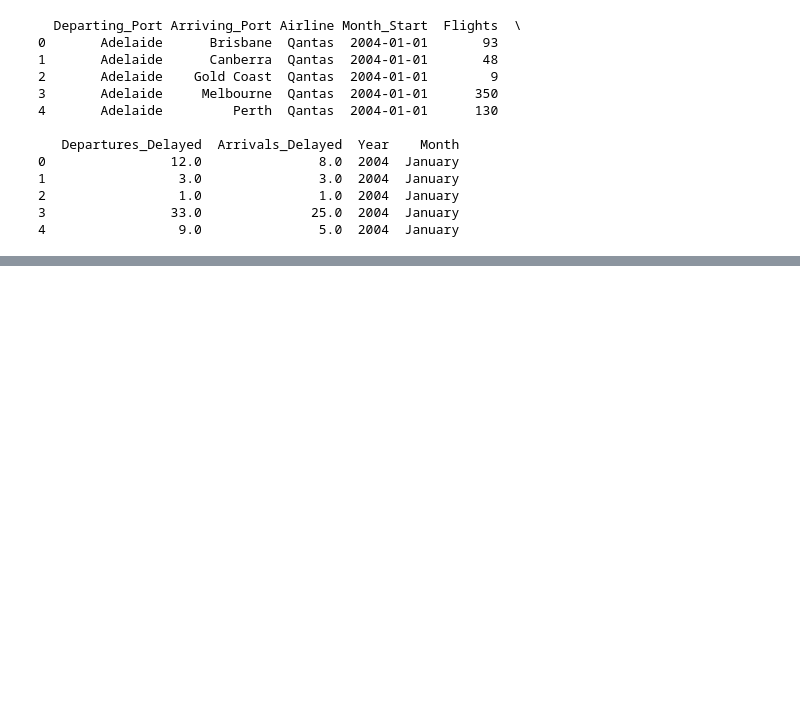
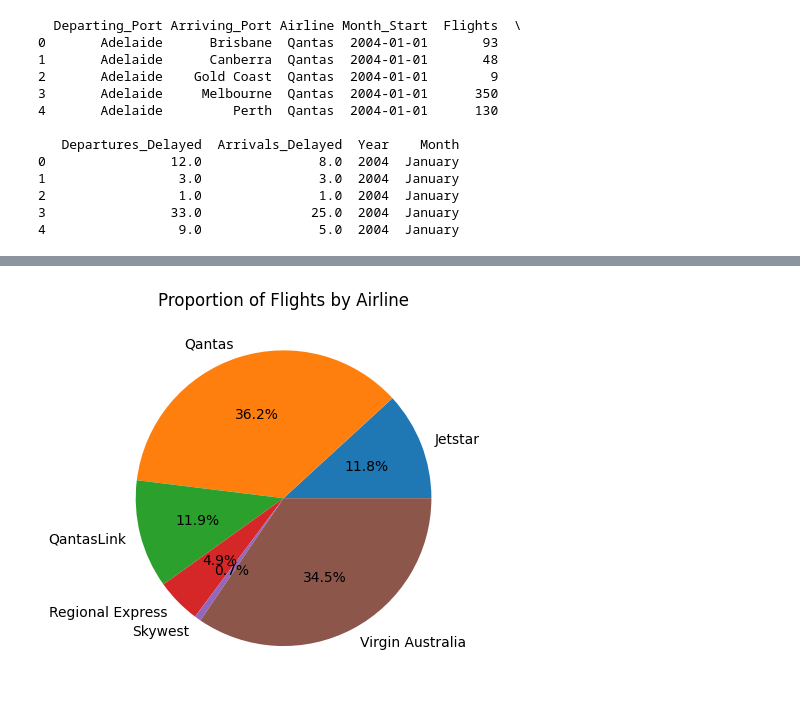
Before and after one commit to george-orica/robot-assignment, a Jupyter notebook: Assignment_2.ipynb, the cells around one changed output, grey strips where cells are left out. Saved outputs shown, nothing was run; the diff lists cells and outputs as text; code cells hidden in the pictures; blank space fills up the shorter version.

```diff
--- a/Assignment_2.ipynb
+++ b/Assignment_2.ipynb
@@ -151,0 +155,11 @@ print(df_2.head())
+# %%
+# Filter results to 2005
+year_filter = df[df['Year'] == 2005]
+
+# Get total flights
+total_flights = year_filter['Flights'].sum()
+print(f"Total flights: {total_flights}")
+
+# Get flights by airline
+flights_by_airline = year_filter.groupby('Airline')['Flights'].sum()
+flights_by_airline.head()
@@ -151,0 +175,14 @@ print(df_2.head())
+# %%
+import matplotlib.pyplot as plt
+
+# Plot
+fig, ax = plt.subplots()
+ax.pie(
+    flights_by_airline,
+    labels=flights_by_airline.index,
+    autopct='%1.1f%%', # Adds percentage labels
+)
+plt.title('Proportion of Flights by Airline')
+plt.show()
+# %% [output]
+[figure, added]
```
Also changed, not shown: parts of 6 cells of this notebook, 1 other file.
